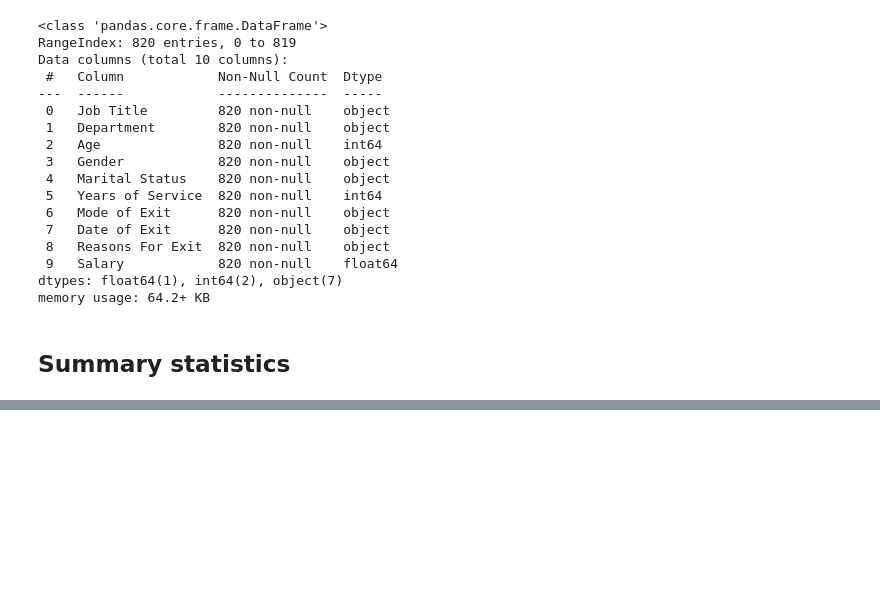
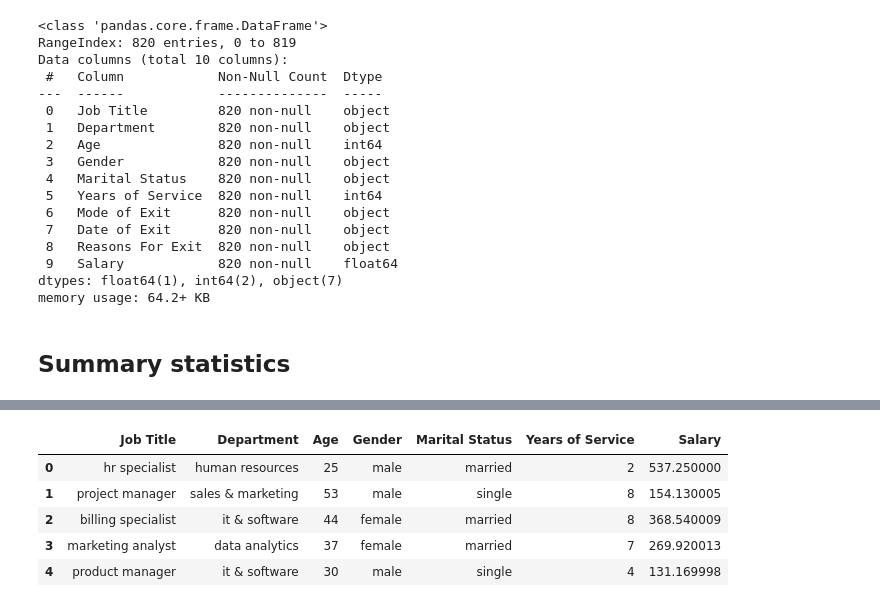
Before and after one commit to UgeneTettey/Employee_Attrition, a Jupyter notebook: notebooks/EDA_and_preprocessing.ipynb, the cells around one changed output, grey strips where cells are left out. Saved outputs shown, nothing was run; the diff lists cells and outputs as text; code cells hidden in the pictures; blank space fills up the shorter version.

```diff
--- a/notebooks/EDA_and_preprocessing.ipynb
+++ b/notebooks/EDA_and_preprocessing.ipynb
@@ -149,0 +155,9 @@ class DataCleaner(builtins.object)
+# %%
+df_1_cleaned.head()
+# %% [output]
+|  | Job Title | Department | Age | Gender | Marital Status | Years of Service | Salary |
+| 0 | hr specialist | human resources | 25 | male | married | 2 | 537.250000 |
+| 1 | project manager | sales & marketing | 53 | male | single | 8 | 154.130005 |
+| 2 | billing specialist | it & software | 44 | female | married | 8 | 368.540009 |
+| 3 | marketing analyst | data analytics | 37 | female | married | 7 | 269.920013 |
+| 4 | product manager | it & software | 30 | male | single | 4 | 131.169998 |
```
Also changed, not shown: parts of 3 cells of this notebook.
